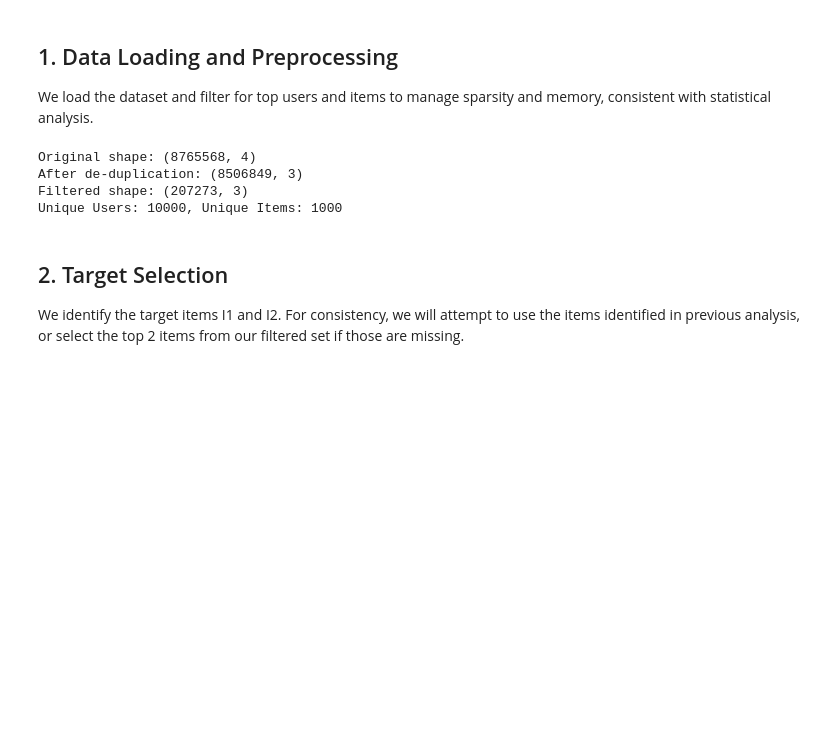
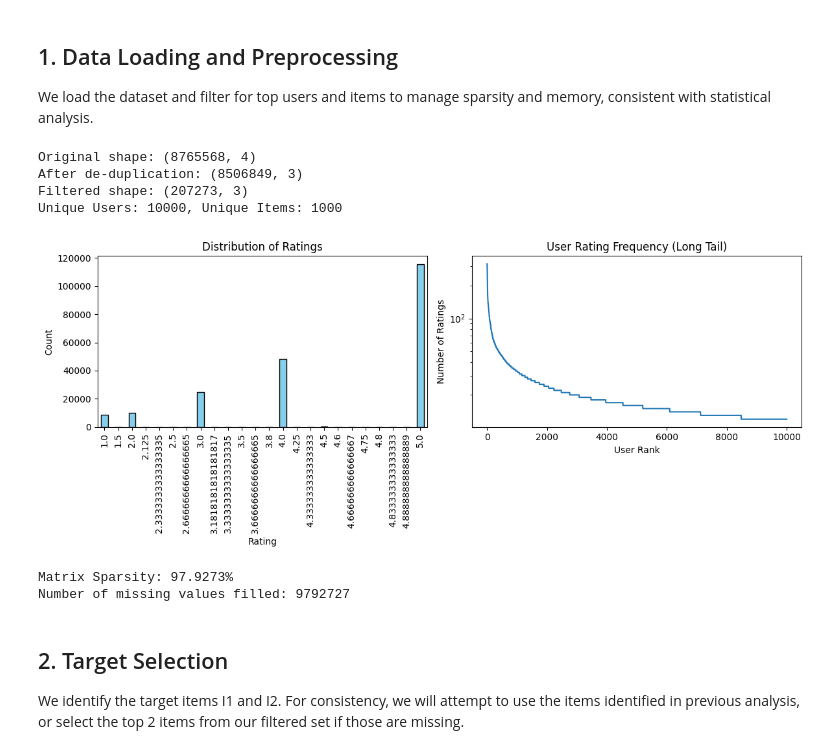
Before and after one commit to OsamaElswesy/IRS-Project-, a Jupyter notebook: AIE425_FinalProject_Group X/AIE425_Intelligent Recommender Systems/SECTION1_DimensionalityReduction/code/pca_mean_filling.ipynb, the cells around one changed output. Drawn from its saved outputs; the diff is of its cells as text; code cells hidden in the pictures; blank space fills up the shorter version.

Commit message:
Update PCA Mean-Filling analysis: added visualizations, computed missing values, and updated README

```diff
--- a/AIE425_FinalProject_Group X/AIE425_Intelligent Recommender Systems/SECTION1_DimensionalityReduction/code/pca_mean_filling.ipynb
+++ b/AIE425_FinalProject_Group X/AIE425_Intelligent Recommender Systems/SECTION1_DimensionalityReduction/code/pca_mean_filling.ipynb
@@ -54,6 +54,38 @@ Original shape: (8765568, 4)
 After de-duplication: (8506849, 3)
 Filtered shape: (207273, 3)
 Unique Users: 10000, Unique Items: 1000
+# %%
+# Visualization: Data Distribution Before Filling
+plt.figure(figsize=(12, 5))
+plt.subplot(1, 2, 1)
+df['rating'].value_counts().sort_index().plot(kind='bar', color='skyblue', edgecolor='black')
+plt.title('Distribution of Ratings')
+plt.xlabel('Rating')
+plt.ylabel('Count')
+
+plt.subplot(1, 2, 2)
+user_counts = df['user_id'].value_counts().values
+plt.plot(user_counts)
+plt.title('User Rating Frequency (Long Tail)')
+plt.xlabel('User Rank')
+plt.ylabel('Number of Ratings')
+plt.yscale('log')
+plt.tight_layout()
+plt.savefig('../plots/rating_distribution.png')
+plt.show()
+
+# Sparsity
+n_total = TOP_N_USERS * TOP_N_ITEMS
+n_present = len(df)
+sparsity = 1 - (n_present / n_total)
+print(f"Matrix Sparsity: {sparsity:.4%}")
+
+n_missing = n_total - n_present
+print(f"Number of missing values filled: {n_missing}")
+# %% [output]
+[figure, added]
+Matrix Sparsity: 97.9273%
+Number of missing values filled: 9792727
 # %% [markdown]
 ## 2. Target Selection
 We identify the target items I1 and I2. For consistency, we will attempt to use the items identified in previous analysis, or select the top 2 items from our filtered set if those are missing.
```
Also changed, not shown: parts of 3 cells of this notebook, 5 other files.
